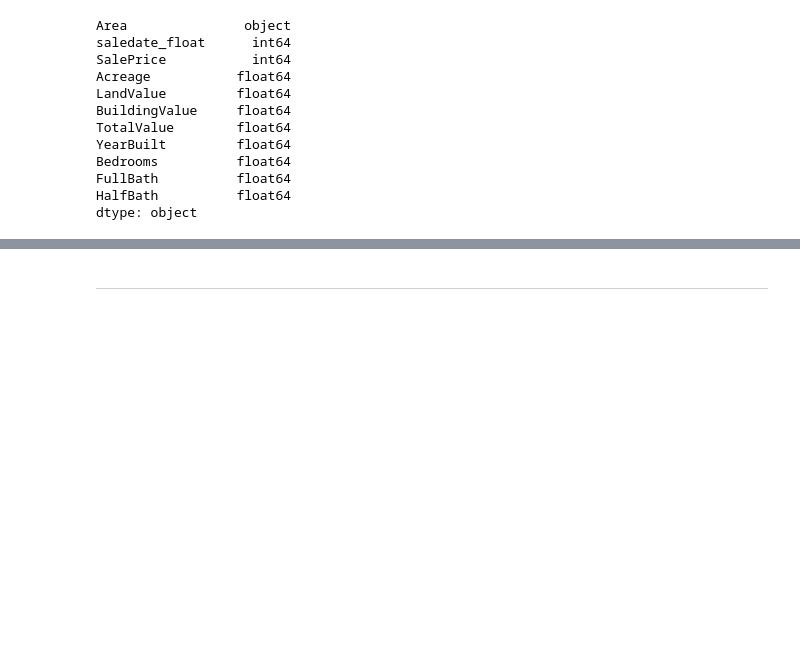
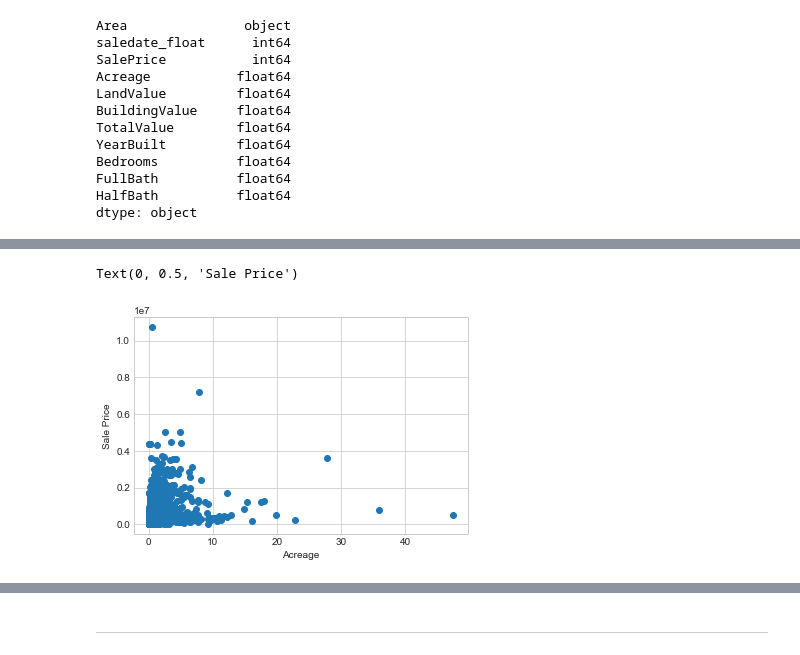
Before and after one commit to RoyalVee/Nashville-Housing-Data---Data-Cleaning-Project, a Jupyter notebook: Prediction Scrpt.ipynb, the cells around one changed output, grey strips where cells are left out. Cells and saved outputs as stored; diff of their text form; code cells hidden in the pictures; blank space fills up the shorter version.

Commit message:
Feat : Visualize data for outliers
Outlier detection using scatter plot

```diff
--- a/Prediction Scrpt.ipynb
+++ b/Prediction Scrpt.ipynb
@@ -294,0 +301,11 @@ with open("nash_main.pkl", "wb") as file:
+# %%
+#specify plot style
+plt.style.use("seaborn-whitegrid")
+# %%
+# Saleprice against Acreage
+plt.scatter(nash_main[["Acreage"]], nash_main[["SalePrice"]])
+plt.xlabel("Acreage")
+plt.ylabel("Sale Price")
+# %% [output]
+Text(0, 0.5, 'Sale Price')
+[figure, added]
```
Also changed, not shown: parts of 9 cells of this notebook.
